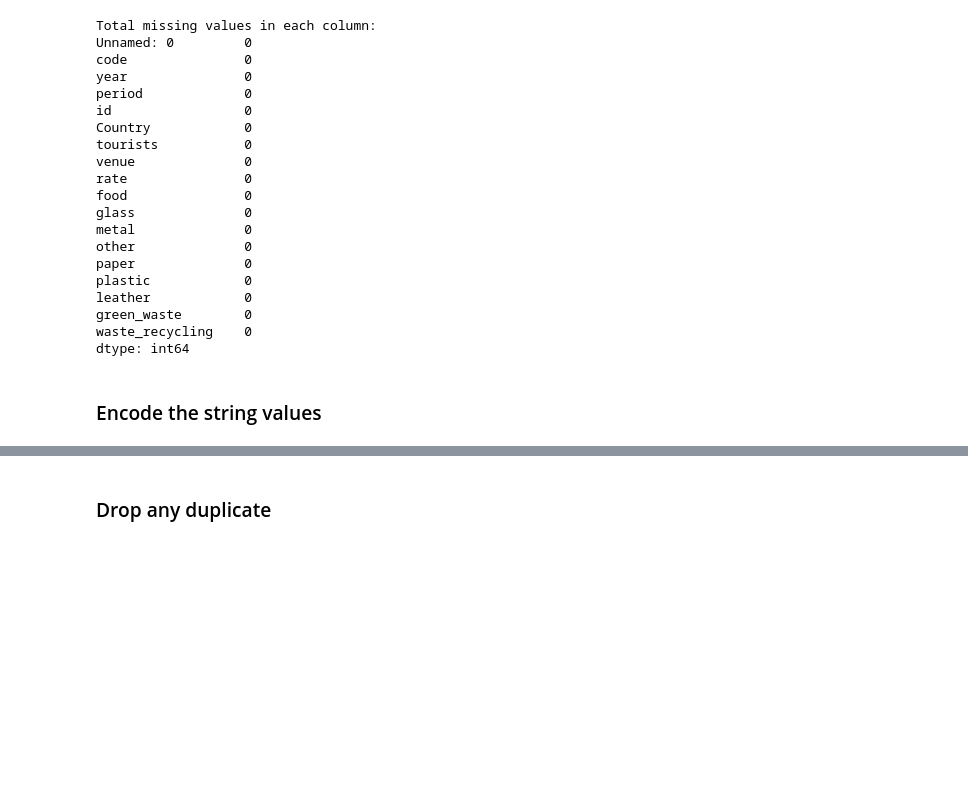
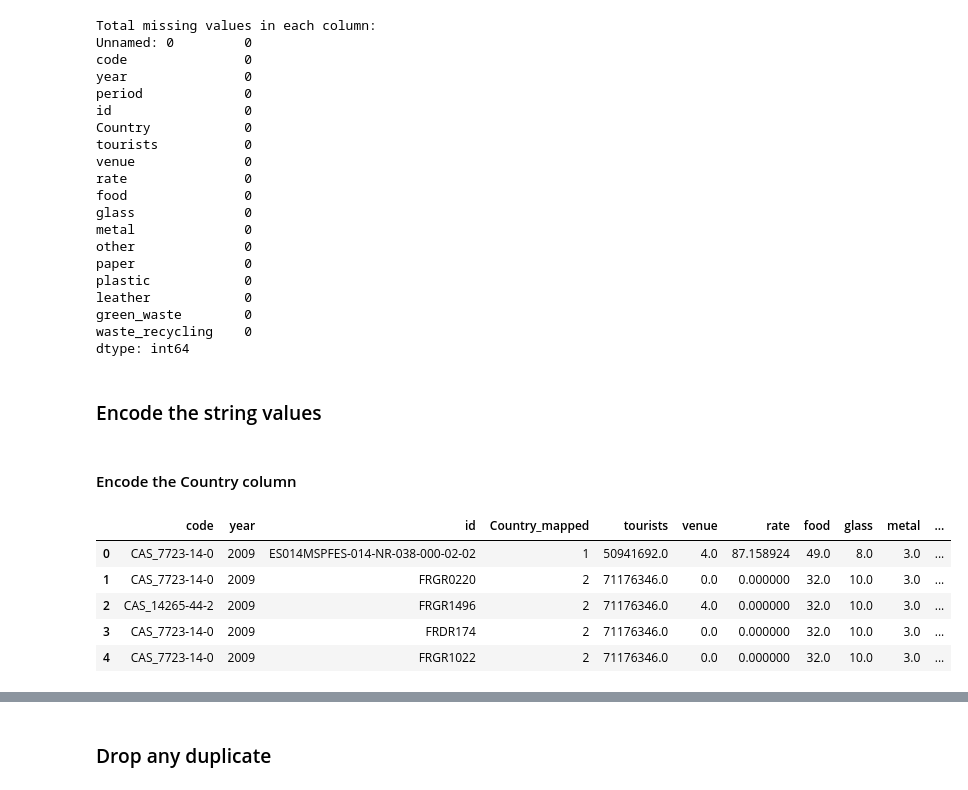
Before and after one commit to Cassette86/Green_ai_project_Water_polution, a Jupyter notebook: water_pollution_dataset/main.ipynb, the cells around one changed output, grey strips where cells are left out. Drawn from its saved outputs; the diff is of its cells as text; code cells hidden in the pictures; blank space fills up the shorter version.

```diff
--- a/water_pollution_dataset/main.ipynb
+++ b/water_pollution_dataset/main.ipynb
@@ -120,3 +120,24 @@ waste_recycling    0
 dtype: int64
 # %% [markdown]
 ### Encode the string values
+# %% [markdown]
+#### Encode the Country column
+# %%
+# We create a mapping of the countries and add the column 'Country_mapped' to the dataset
+countries = df['Country'].unique()
+mapping_country = {value: i+1 for i, value in enumerate(countries)}
+df['Country_mapped'] = df['Country'].map(mapping_country)
+
+# Then we insert it next to the 'Country' column and drop the 'Country' column
+colonne = df.pop('Country_mapped')
+df.insert(4, 'Country_mapped', colonne)
+df = df.drop(columns= ['Country'])
+
+df.head()
+# %% [output]
+|  | code | year | id | Country_mapped | tourists | venue | rate | food | glass | metal | ... |
+| 0 | CAS_7723-14-0 | 2009 | ES014MSPFES-014-NR-038-000-02-02 | 1 | 50941692.0 | 4.0 | 87.158924 | 49.0 | 8.0 | 3.0 | ... |
+| 1 | CAS_7723-14-0 | 2009 | FRGR0220 | 2 | 71176346.0 | 0.0 | 0.000000 | 32.0 | 10.0 | 3.0 | ... |
+| 2 | CAS_14265-44-2 | 2009 | FRGR1496 | 2 | 71176346.0 | 4.0 | 0.000000 | 32.0 | 10.0 | 3.0 | ... |
+| 3 | CAS_7723-14-0 | 2009 | FRDR174 | 2 | 71176346.0 | 0.0 | 0.000000 | 32.0 | 10.0 | 3.0 | ... |
+| 4 | CAS_7723-14-0 | 2009 | FRGR1022 | 2 | 71176346.0 | 0.0 | 0.000000 | 32.0 | 10.0 | 3.0 | ... |
```
Also changed, not shown: parts of 10 cells of this notebook.
